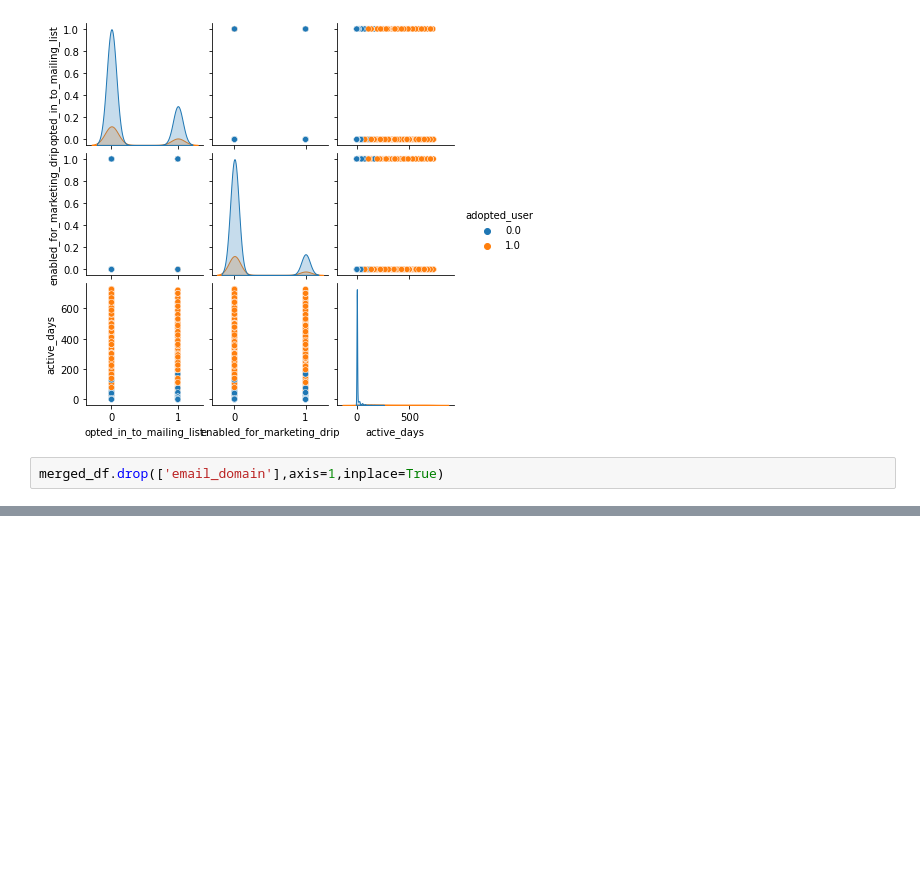
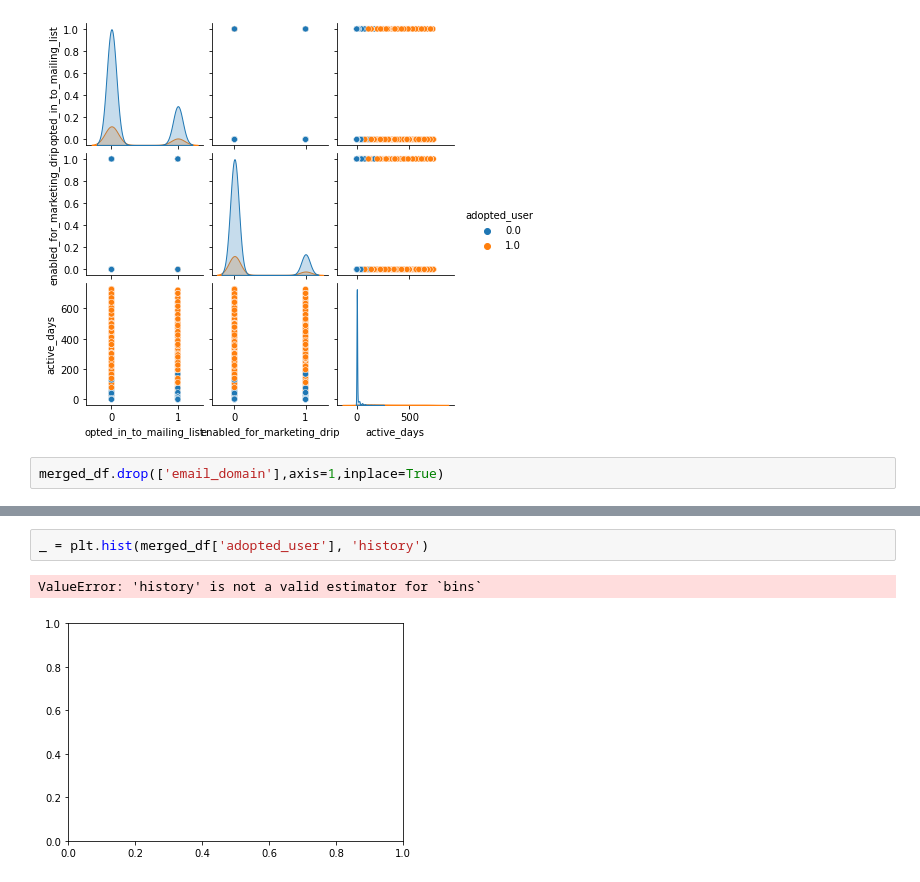
Before and after one commit to taehyun53/relax_challenge, a Jupyter notebook: Soft.ipynb, the cells around one changed output, grey strips where cells are left out. Saved outputs shown, nothing was run; the diff lists cells and outputs as text; blank space fills up the shorter version.

```diff
--- a/Soft.ipynb
+++ b/Soft.ipynb
@@ -498,3 +436,8 @@ model_rf, Xtrain, ytrain, Xtest, ytest = do_classify(model_rf, parameters_rf,
+# %%
+_ = plt.hist(merged_df['adopted_user'], 'history')
+# %% [output]
+ValueError: 'history' is not a valid estimator for `bins`
+[figure, added]
 # %%
 g = sns.FacetGrid(merged_df, hue='adopted_user',height=4, aspect=2)
 g.map(plt.hist, 'active_days', bins=20)
```
Also changed, not shown: parts of 27 cells of this notebook, 3 other files.
